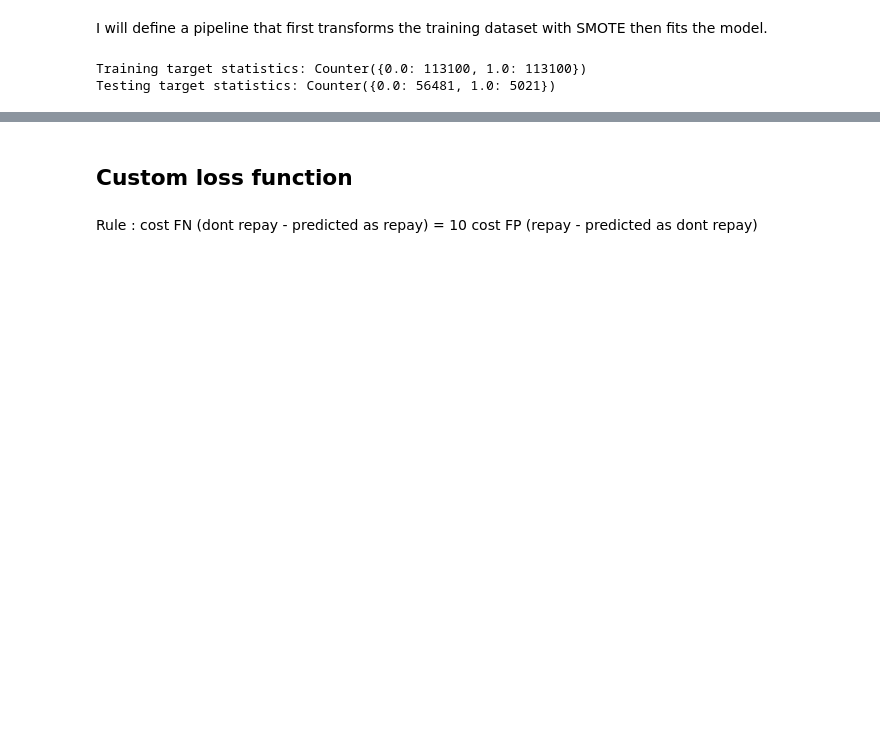
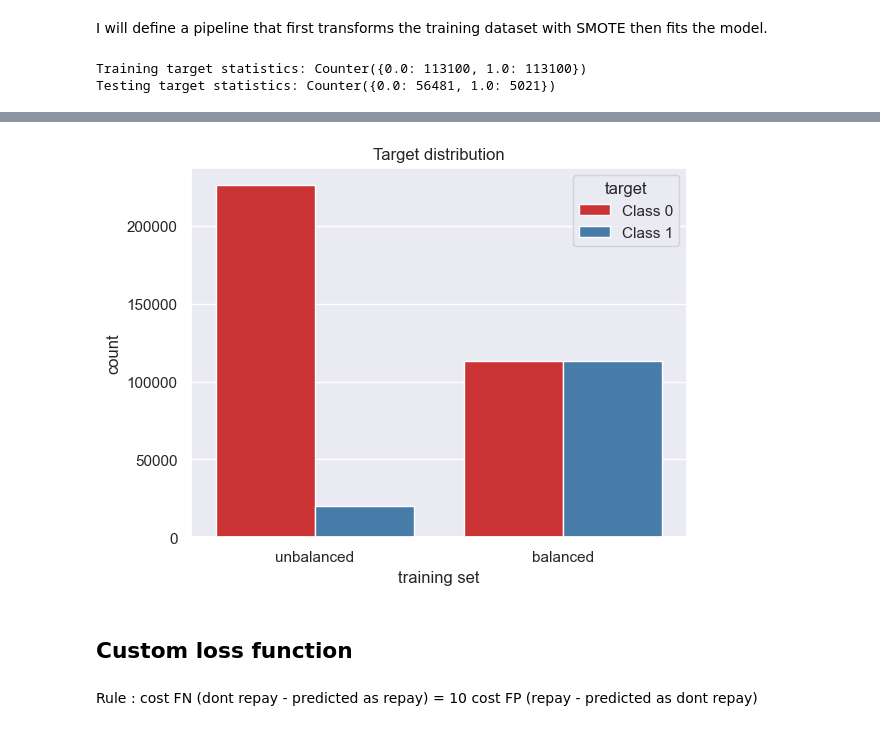
Before and after one commit to ahonestla/OC_DS_P7, a Jupyter notebook: notebooks/3-modelling.ipynb, the cells around one changed output, grey strips where cells are left out. Cells and saved outputs as stored; diff of their text form; code cells hidden in the pictures; blank space fills up the shorter version.

```diff
--- a/notebooks/3-modelling.ipynb
+++ b/notebooks/3-modelling.ipynb
@@ -238,3 +255,15 @@ Testing target statistics: Counter({0.0: 56481, 1.0: 5021})
+# %%
+# Display barplot of distribution
+class_distr_df = pd.DataFrame({'training set': ['unbalanced', 'unbalanced', 'balanced', 'balanced'],
+                               'target': ['Class 0', 'Class 1', 'Class 0', 'Class 1'],
+                               'count': [y_train_counter[0], y_train_counter[1], Counter(y_res)[0], Counter(y_res)[1]]})
+
+# Display barplot
+sns.barplot(class_distr_df, x='training set', y='count', hue='target')
+plt.title("Target distribution")
+plt.show()
+# %% [output]
+[figure, added]
 # %% [markdown]
 ## Custom loss function
 # %% [markdown]
```
Also changed, not shown: parts of 18 cells of this notebook, 2 other files.
